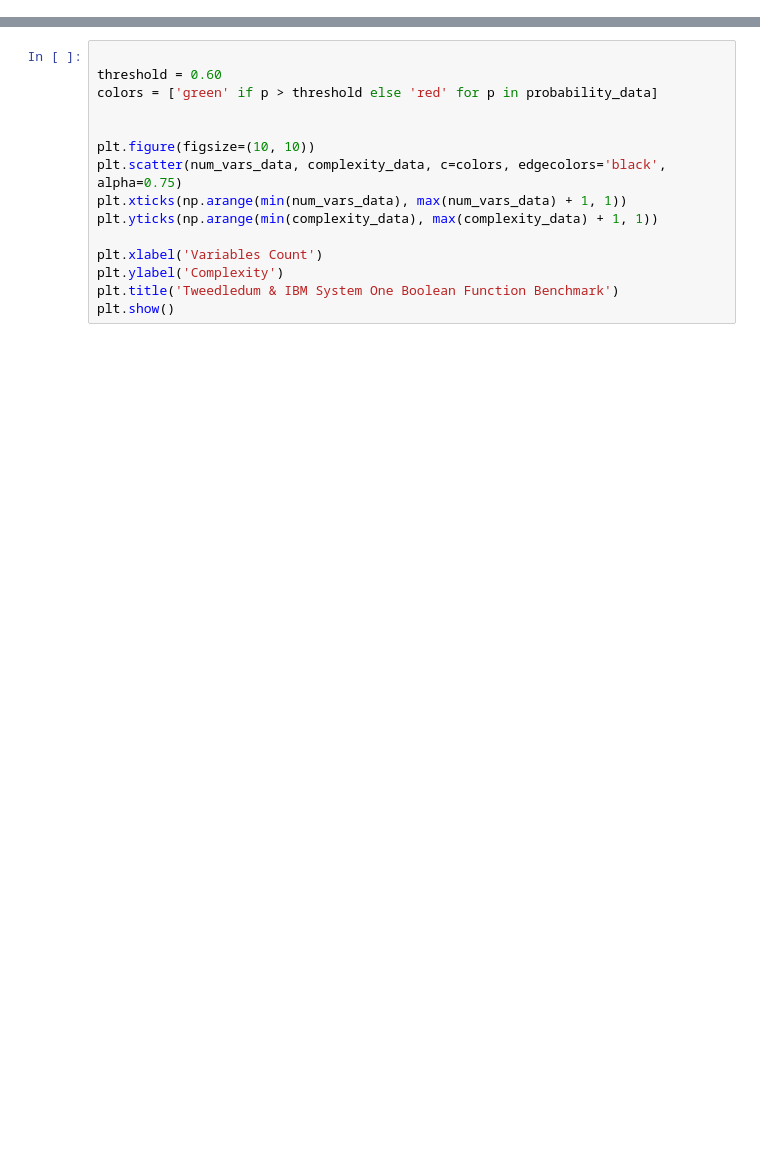
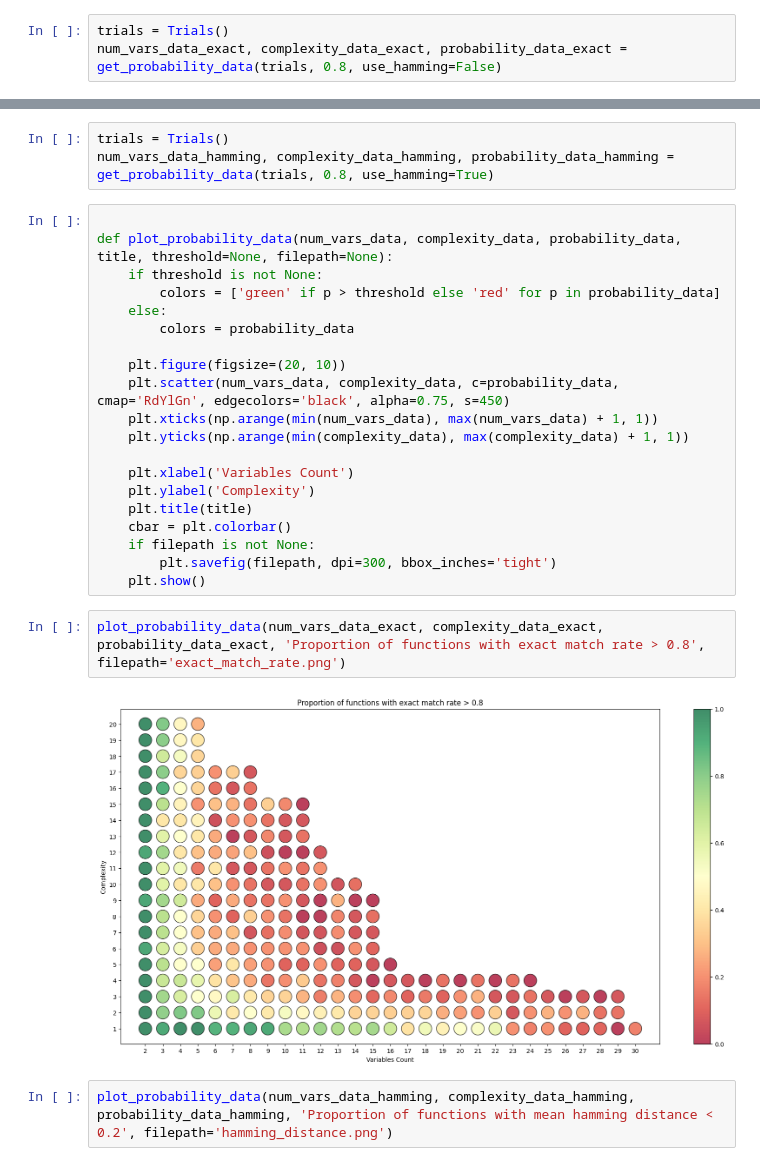
Before and after one commit to ErikUmble/Python2QCCompiler, a Jupyter notebook: compilation-benchmarking/benchmark.ipynb, the cells around one changed output, grey strips where cells are left out. Drawn from its saved outputs; the diff is of its cells as text; blank space fills up the shorter version.

```diff
--- a/compilation-benchmarking/benchmark.ipynb
+++ b/compilation-benchmarking/benchmark.ipynb
@@ -70,0 +114,3 @@ for num_vars in range(2, 30):
+# %%
+trials = Trials()
+num_vars_data_exact, complexity_data_exact, probability_data_exact = get_probability_data(trials, 0.8, use_hamming=False)
@@ -71,15 +135,29 @@ for num_vars in range(2, 30):
+# %%
+trials = Trials()
+num_vars_data_hamming, complexity_data_hamming, probability_data_hamming = get_probability_data(trials, 0.8, use_hamming=True)
 # %%
 
-threshold = 0.60
-colors = ['green' if p > threshold else 'red' for p in probability_data]
+def plot_probability_data(num_vars_data, complexity_data, probability_data, title, threshold=None, filepath=None):
+    if threshold is not None:
+        colors = ['green' if p > threshold else 'red' for p in probability_data]
+    else:
+        colors = probability_data
 
+    plt.figure(figsize=(20, 10))
+    plt.scatter(num_vars_data, complexity_data, c=probability_data, cmap='RdYlGn', edgecolors='black', alpha=0.75, s=450)
+    plt.xticks(np.arange(min(num_vars_data), max(num_vars_data) + 1, 1))
+    plt.yticks(np.arange(min(complexity_data), max(complexity_data) + 1, 1))
 
-plt.figure(figsize=(10, 10))
-plt.scatter(num_vars_data, complexity_data, c=colors, edgecolors='black', alpha=0.75)
-plt.xticks(np.arange(min(num_vars_data), max(num_vars_data) + 1, 1))
-plt.yticks(np.arange(min(complexity_data), max(complexity_data) + 1, 1))
-
-plt.xlabel('Variables Count')
-plt.ylabel('Complexity')
-plt.title('Tweedledum & IBM System One Boolean Function Benchmark')
-plt.show()
+    plt.xlabel('Variables Count')
+    plt.ylabel('Complexity')
+    plt.title(title)
+    cbar = plt.colorbar()
+    if filepath is not None:
+        plt.savefig(filepath, dpi=300, bbox_inches='tight')
+    plt.show()
+# %%
+plot_probability_data(num_vars_data_exact, complexity_data_exact, probability_data_exact, 'Proportion of functions with exact match rate > 0.8', filepath='exact_match_rate.png')
+# %% [output]
+[figure, added]
+# %%
+plot_probability_data(num_vars_data_hamming, complexity_data_hamming, probability_data_hamming, 'Proportion of functions with mean hamming distance < 0.2', filepath='hamming_distance.png')
```
Also changed, not shown: parts of 18 cells of this notebook, 11 other files.
